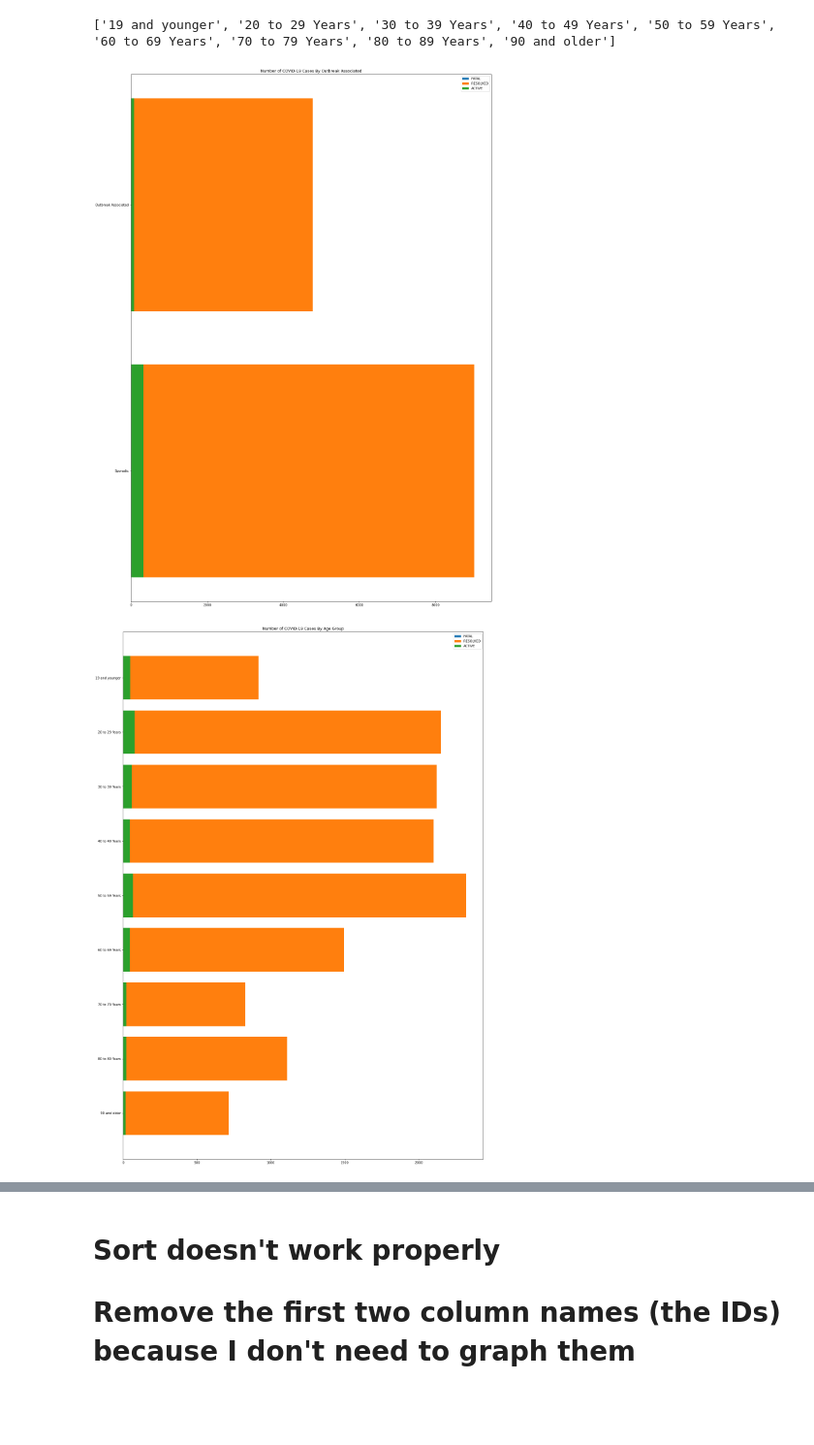
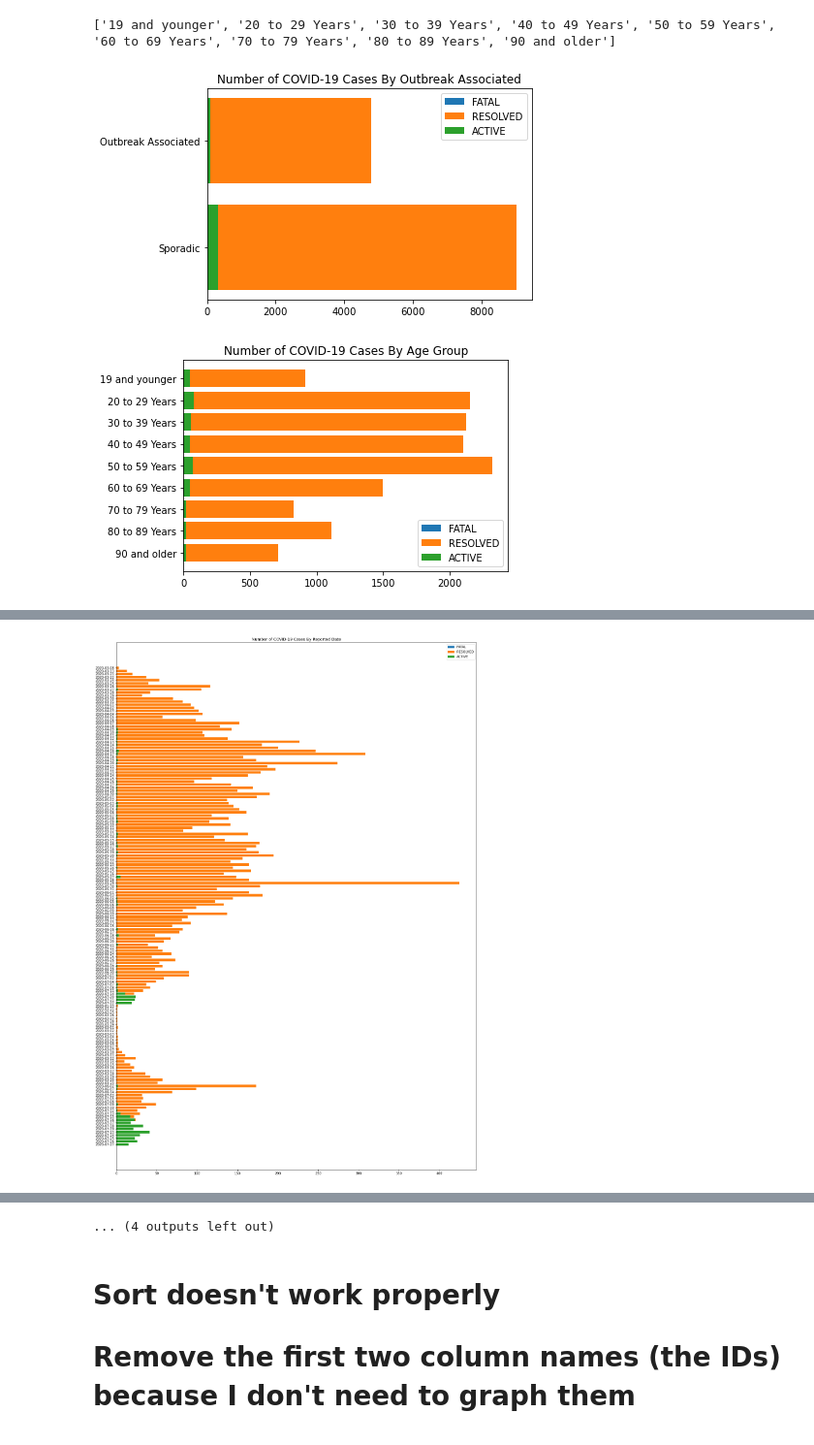
Before and after one commit to adrienne-siu/toronto_covid-19_cases_project, a Jupyter notebook: toronto_covid_notebook.ipynb, the cells around one changed output, grey strips where cells are left out. Shown at 97% size. Saved outputs shown, nothing was run; the diff lists cells and outputs as text; code cells hidden in the pictures; blank space fills up the shorter version.

Commit message:
Bar plot size fixed but not label sorting

```diff
--- a/toronto_covid_notebook.ipynb
+++ b/toronto_covid_notebook.ipynb
@@ -213,12 +215,17 @@ def get_filtered_entries_and_value_counts_from_column(column_name, filter_column
 #        filter_column is a string for the column to be filtered
 #        filter_entry_list is a list of strings for entries to be filtered
 #        sort_flag is a string flag for whether the tick labels should be ordered by name
-def create_filtered_bar_chart(column_name, filter_column, filter_entry_list): #, sort_flag):
+def create_filtered_bar_chart(column_name, filter_column, filter_entry_list, fig_size): #, sort_flag):
     # Initialize lists of entries and value counts after filtering
     entry_list = []
     entry_vc_list = []
 
-    fig = plt.figure(figsize=(20,30))
+    # Figure size
+    if fig_size == 'large':
+        fig = plt.figure(figsize=(20,30))
+    else:
+        fig = plt.figure()
+
     # Loop through entries to be filtered
     for i in range(len(filter_entry_list)):
         # Entries and value counts for each filter
@@ -237,21 +244,26 @@ def create_filtered_bar_chart(column_name, filter_column, filter_entry_list): #,
 # %%
 # Put the column names of the dataset into a list
 columns = list(covid_data.columns)
 
 # Remove the first two column names (the IDs) because I don't need to graph them
 columns_no_IDs = columns[2:]
 
 # Column to be filtered
 filter_column = 'Outcome'
 # Entries to be filtered
 filter_entry_list = ['FATAL', 'RESOLVED', 'ACTIVE']
 
 # Create bar charts for relevant columns
 for column in columns_no_IDs:
     #create_bar_chart(column)
-    create_filtered_bar_chart(column, filter_column, filter_entry_list) #, sort_flag)
+    # Figure size
+    if column == 'Neighbourhood Name' or column == 'FSA' or column == 'Episode Date' or column == 'Reported Date':
+        fig_size = 'large'
+    else:
+        fig_size = 'normal'
+    create_filtered_bar_chart(column, filter_column, filter_entry_list, fig_size) #, sort_flag)
 # %% [output]
-[figure, old version]
+[figure, new version]
-[figure, old version]
+[figure, new version]
 [figure]
 [figure]
@@ -260 +272,2 @@ for column in columns_no_IDs:
 [figure]
+[figure, added]
@@ -261,3 +278,4 @@ for column in columns_no_IDs:
+... (4 outputs left out)
 # %% [markdown]
 # Sort doesn't work properly
 # Remove the first two column names (the IDs) because I don't need to graph them
```
Also changed, not shown: parts of 4 cells of this notebook.
